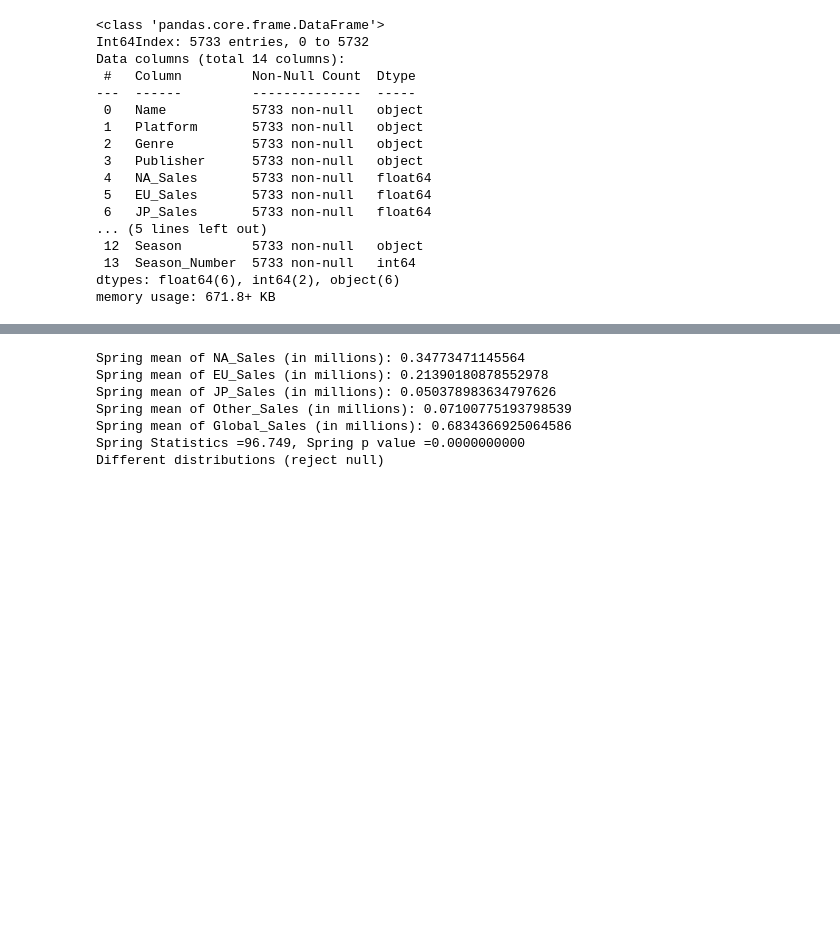
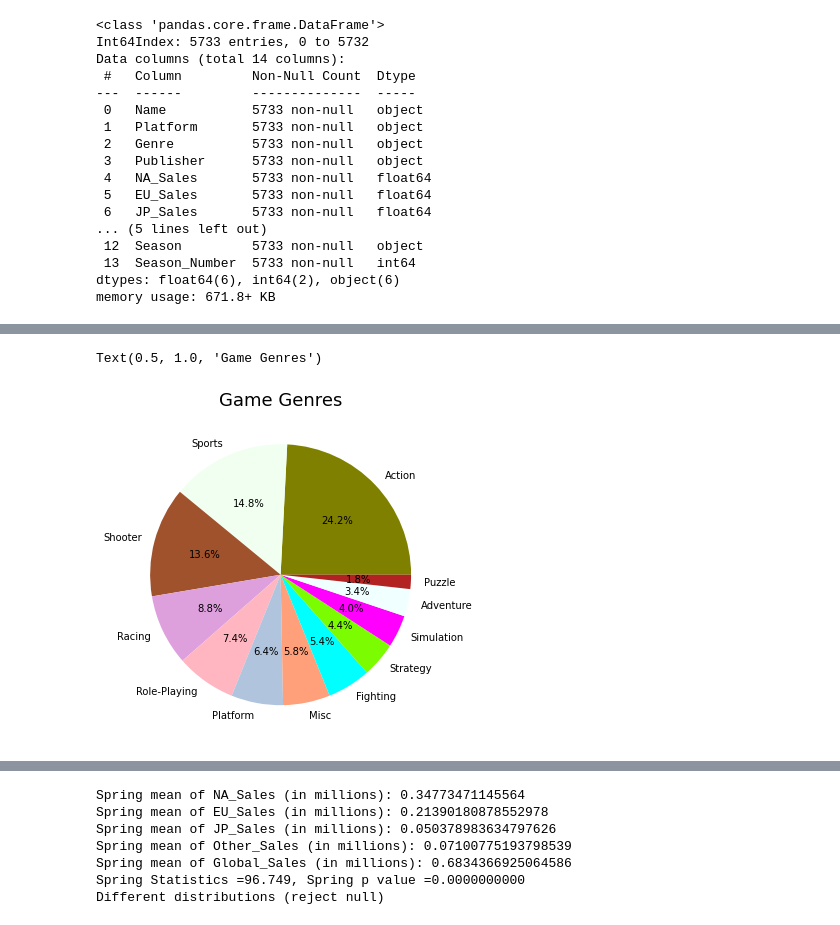
Before and after one commit to lambert-stephen/Data-Science-Final-Project, a Jupyter notebook: final_project.ipynb, the cells around one changed output, grey strips where cells are left out. Cells and saved outputs as stored; diff of their text form; code cells hidden in the pictures; blank space fills up the shorter version.

```diff
--- a/final_project.ipynb
+++ b/final_project.ipynb
@@ -377,3 +377,17 @@ data.describe(include="all")
 | 50% | NaN | NaN | NaN | NaN | 0.170000 | 0.070000 | 0.000000 | 0.020000 | 0.320000 | ... |
 | 75% | NaN | NaN | NaN | NaN | 0.430000 | 0.230000 | 0.010000 | 0.080000 | 0.820000 | ... |
 | max | NaN | NaN | NaN | NaN | 41.490000 | 29.020000 | 6.500000 | 10.570000 | 82.740000 | ... |
+# %%
+# Explore the merged dataset (continued)
+labels = data.Genre.value_counts().index
+colors = ['olive','honeydew','sienna',"plum","lightpink","lightsteelblue","lightsalmon","aqua","lawngreen","magenta", 'azure','firebrick']
+explode = [0,0,0,0,0,0,0,0,0,0,0,0]
+sizes = data.Genre.value_counts().values
+
+# visual
+plt.figure(figsize = (6,6))
+plt.pie(sizes, explode=explode, labels=labels, colors=colors, autopct='%1.1f%%')
+plt.title('Game Genres',color = 'black',fontsize = 18)
+# %% [output]
+Text(0.5, 1.0, 'Game Genres')
+[figure, added]
```
Also changed, not shown: parts of 2 cells of this notebook, 2 other files.
